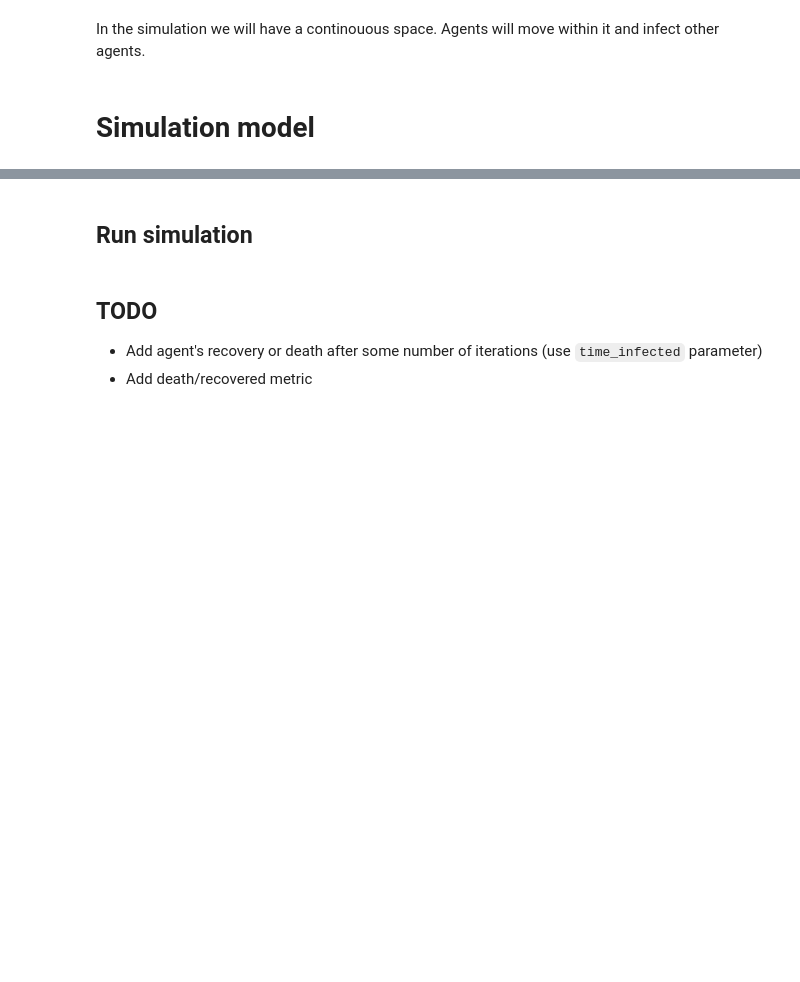
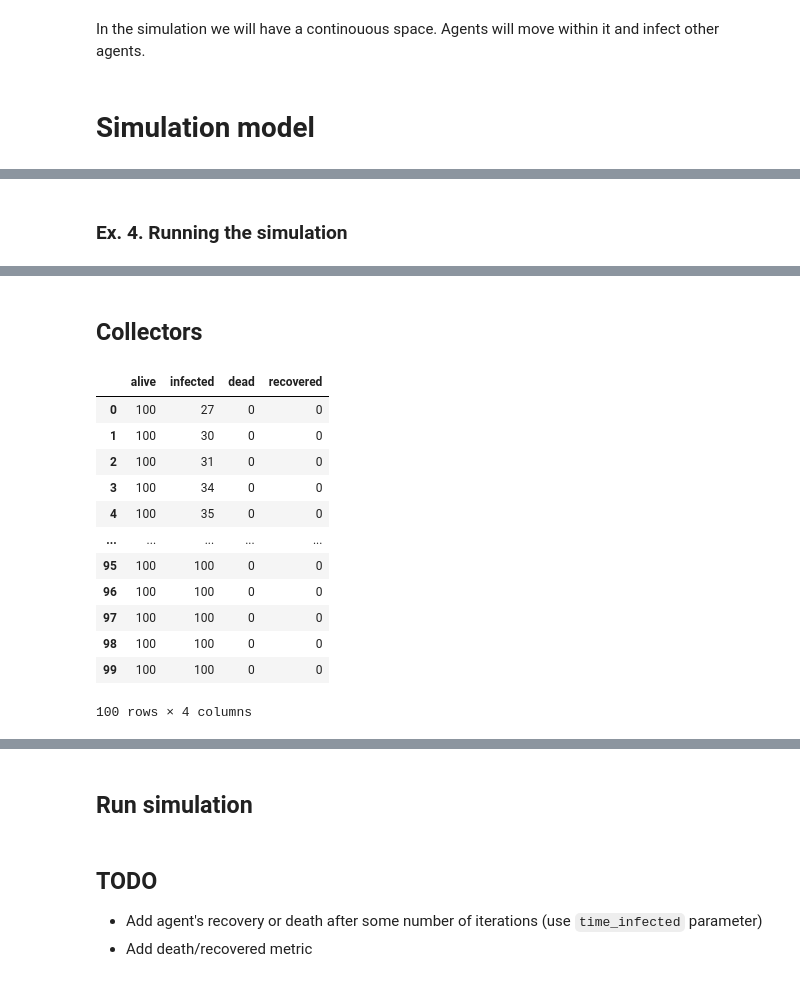
Before and after one commit to kaskadz/mesalab, a Jupyter notebook: MesaTutorial.ipynb, the cells around one changed output, grey strips where cells are left out. Drawn from its saved outputs; the diff is of its cells as text; code cells hidden in the pictures; blank space fills up the shorter version.

```diff
--- a/MesaTutorial.ipynb
+++ b/MesaTutorial.ipynb
@@ -201 +230,3 @@ class EpidemicModel(Model):
+# %% [markdown]
+### Ex. 4. Running the simulation
 # %%
@@ -209,5 +240,22 @@ for _ in tqdm(range(100)):
     model.step()
 # %% [output]
 [interactive output not drawn]
+# %% [markdown]
+## Collectors
 # %%
-df = model.datacollector.get_model_vars_dataframe()
+m_df = model.datacollector.get_model_vars_dataframe()
+m_df
+# %% [output]
+|  | alive | infected | dead | recovered |
+| 0 | 100 | 27 | 0 | 0 |
+| 1 | 100 | 30 | 0 | 0 |
+| 2 | 100 | 31 | 0 | 0 |
+| 3 | 100 | 34 | 0 | 0 |
+| 4 | 100 | 35 | 0 | 0 |
+| ... | ... | ... | ... | ... |
+| 95 | 100 | 100 | 0 | 0 |
+| 96 | 100 | 100 | 0 | 0 |
+| 97 | 100 | 100 | 0 | 0 |
+| 98 | 100 | 100 | 0 | 0 |
+| 99 | 100 | 100 | 0 | 0 |
+100 rows × 4 columns
```
Also changed, not shown: parts of 17 cells of this notebook.
